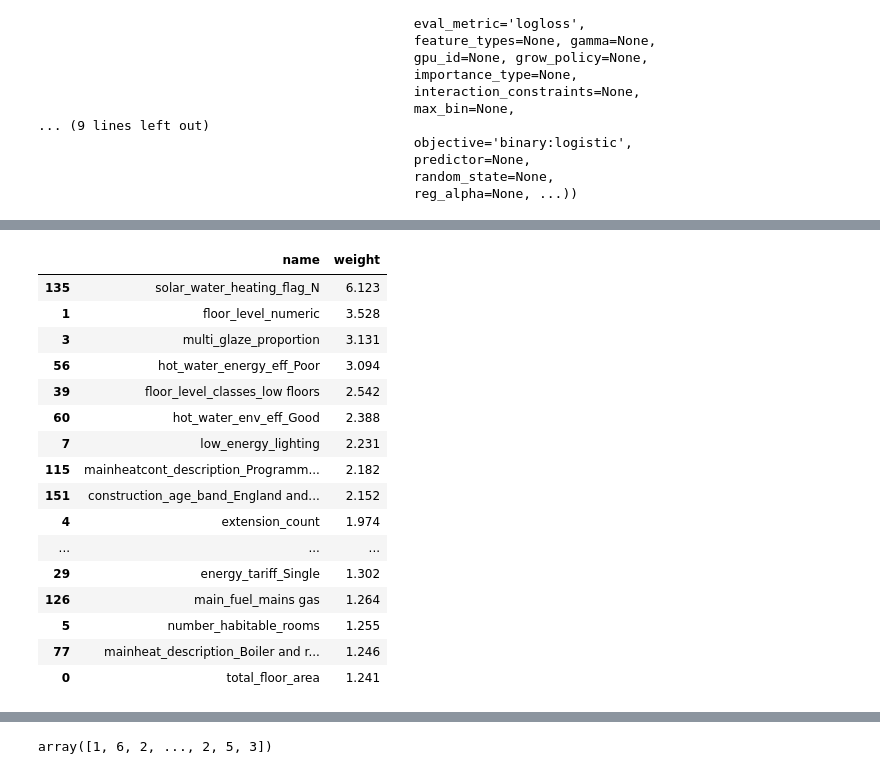
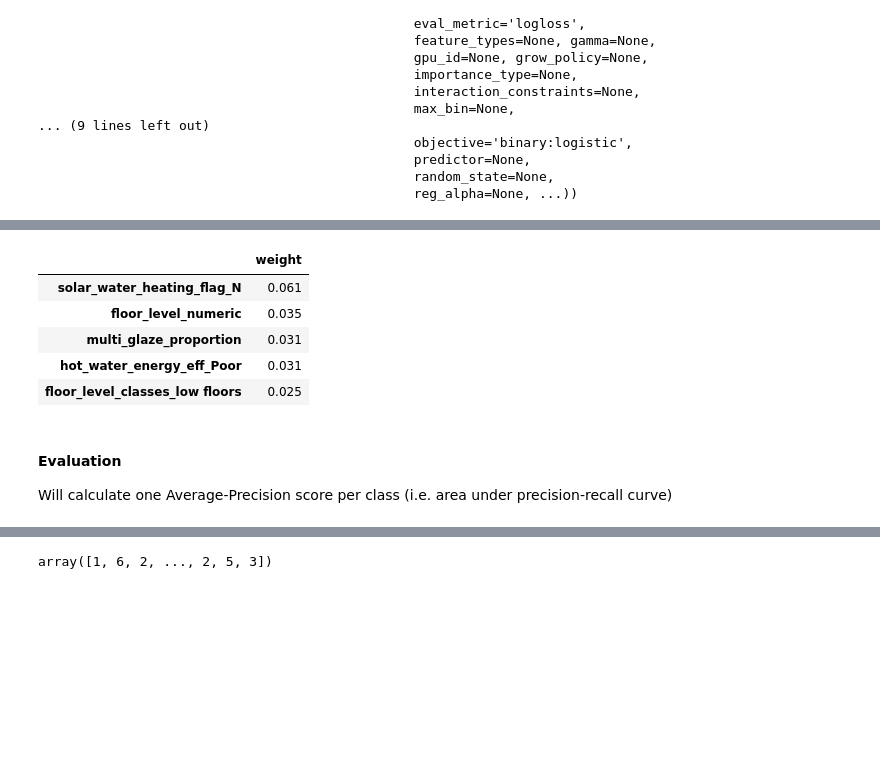
Before and after one commit to pierodellagiustina/epc-recc-analysis, a Jupyter notebook: analysis.ipynb, the cells around one changed output, grey strips where cells are left out. Cells and saved outputs as stored; diff of their text form; code cells hidden in the pictures; blank space fills up the shorter version.

```diff
--- a/analysis.ipynb
+++ b/analysis.ipynb
@@ -1531,16 +1439,0 @@ np.vstack((multilabel_clf.estimators_[0].feature_importances_,)).shape
-# %%
-try:
-    del fis
-except:
-    pass
-
-for i in range(len(multilabel_clf.estimators_)):
-    fi = multilabel_clf.estimators_[i].feature_importances_
-    try:
-        fis
-    except:
-        fis = fi
-    else:
-        fis = np.vstack((fi,fis))
-
-fis = fis.T
@@ -1548,0 +1442,20 @@ mean_importance = fis.mean(axis=1)
+# %%
+# pull out feature importance for each estimator
+try:
+    del fis
+except:
+    pass
+
+for i in range(len(multilabel_clf.estimators_)):
+    fi = multilabel_clf.estimators_[i].feature_importances_
+    try:
+        fis = np.vstack((fi,fis))
+    except:
+        fis = fi
+
+fis = fis.T
+fis = pd.DataFrame(fis)
+fis.set_index(all_vars,inplace=True)
+fis.columns = id_to_text_mapper
+# fis.to_csv('feature_importances_all_models.csv')
+fis.head()
@@ -1549,23 +1469,15 @@ mean_importance = fis.mean(axis=1)
 # %%
-tmp = pd.concat([pd.Series(all_vars),pd.Series(100*mean_importance)],axis=1
-         )
-tmp.columns = ['name','weight']
-tmp.sort_values('weight',ascending=False).head(30)
+# get most important features (overall, mean importance)
+mean_importance = pd.DataFrame(fis.mean(axis=1))
+mean_importance.columns = ['weight']
+mean_importance.sort_values('weight',ascending=False).head()
 # %% [output]
-|  | name | weight |
-| 135 | solar_water_heating_flag_N | 6.123 |
-| 1 | floor_level_numeric | 3.528 |
-| 3 | multi_glaze_proportion | 3.131 |
-| 56 | hot_water_energy_eff_Poor | 3.094 |
-| 39 | floor_level_classes_low floors | 2.542 |
-| 60 | hot_water_env_eff_Good | 2.388 |
-| 7 | low_energy_lighting | 2.231 |
-| 115 | mainheatcont_description_Programm... | 2.182 |
-| 151 | construction_age_band_England and... | 2.152 |
-| 4 | extension_count | 1.974 |
-| ... | ... | ... |
-| 29 | energy_tariff_Single | 1.302 |
-| 126 | main_fuel_mains gas | 1.264 |
-| 5 | number_habitable_rooms | 1.255 |
-| 77 | mainheat_description_Boiler and r... | 1.246 |
-| 0 | total_floor_area | 1.241 |
+|  | weight |
+| solar_water_heating_flag_N | 0.061 |
+| floor_level_numeric | 0.035 |
+| multi_glaze_proportion | 0.031 |
+| hot_water_energy_eff_Poor | 0.031 |
+| floor_level_classes_low floors | 0.025 |
+# %% [markdown]
+#### Evaluation
+Will calculate one Average-Precision score per class (i.e. area under precision-recall curve)
```
Also changed, not shown: parts of 38 cells of this notebook, 2 other files.
